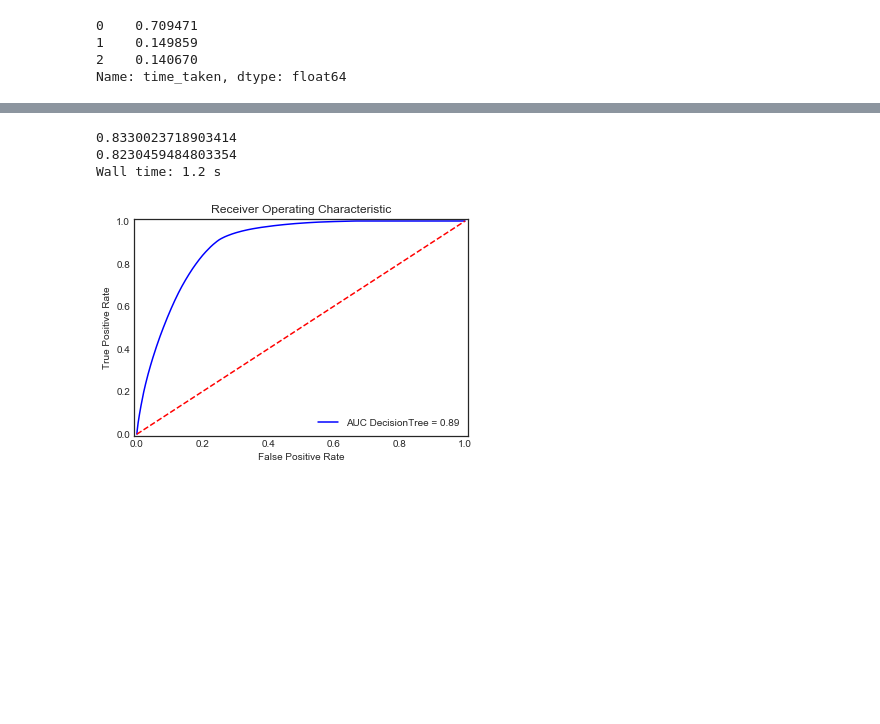
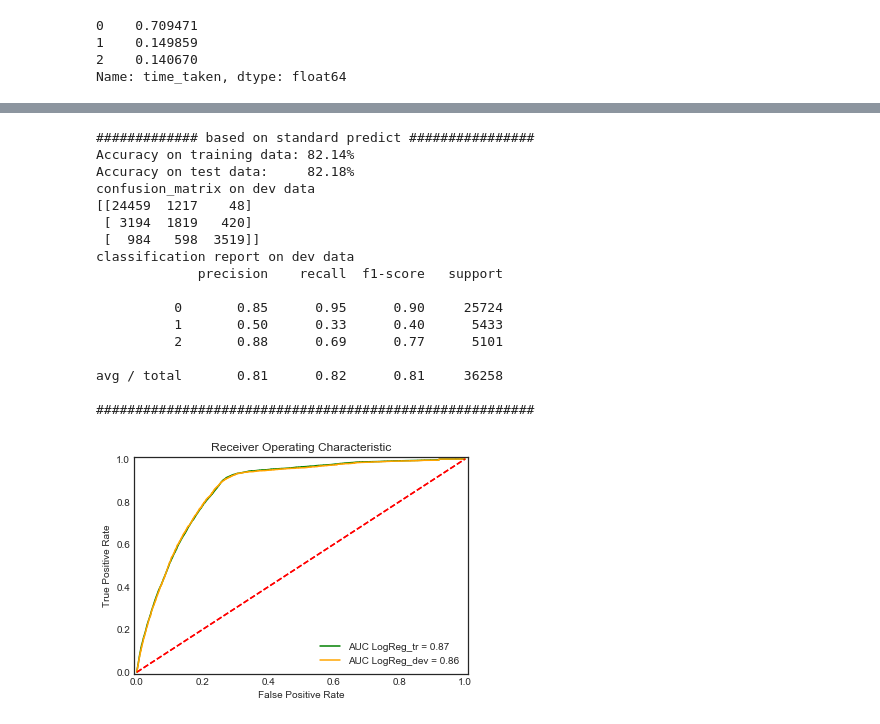
Before and after one commit to aparnack/data_science, a Jupyter notebook: projects/springboard_capstone/code/BuildingPermitSFO.ipynb, the cells around one changed output, grey strips where cells are left out. Drawn from its saved outputs; the diff is of its cells as text; code cells hidden in the pictures; blank space fills up the shorter version.

```diff
--- a/projects/springboard_capstone/code/BuildingPermitSFO.ipynb
+++ b/projects/springboard_capstone/code/BuildingPermitSFO.ipynb
@@ -1031,3 +1181,24 @@ print(accuracy_score(yl_dev,Xrr))
+# %%
+lr,auclr1,auclr2,=do_classify(LogisticRegression(C=10000), None, Xl_tr,yl_tr,Xl_dev,yl_dev, score_func=None, n_folds=5, n_jobs=2,model_name='LogReg',label=1,prob_dec=1)
+# %% [output]
+############# based on standard predict ################
+Accuracy on training data: 82.14%
+Accuracy on test data:     82.18%
+confusion_matrix on dev data
+[[24459  1217    48]
+ [ 3194  1819   420]
+ [  984   598  3519]]
+classification report on dev data
+             precision    recall  f1-score   support
+
+          0       0.85      0.95      0.90     25724
+          1       0.50      0.33      0.40      5433
+          2       0.88      0.69      0.77      5101
+
+avg / total       0.81      0.82      0.81     36258
+
+########################################################
+[figure, added]
 # %%
 X['file_day'] = X['file_day'].astype('category').cat.codes
 X['plansets'] = X['plansets'].astype('category').cat.codes
@@ -1041,17 +1210,0 @@ Xtr,Xdev,Xte,ytr,ydev,yte = pre_process_Xy(X,y)
-# %%
-%%time
-
-from sklearn.tree import DecisionTreeClassifier
-tr = DecisionTreeClassifier(min_weight_fraction_leaf=0.001)
-tr.fit(Xtr,ytr)
-Xpre = tr.predict(Xtr)
-print(accuracy_score(ytr,Xpre))
-Xrr=tr.predict(Xdev)
-print(accuracy_score(ydev,Xrr))
-#precision, recall, _ = precision_recall_curve(ydev, Xrr)
-ret_ar_tr = find_auc_score(tr,Xtr,ytr,Xdev,ydev,name='DecisionTree')
-# %% [output]
-0.8330023718903414
-0.8230459484803354
-Wall time: 1.2 s
-[figure, removed]
```
Also changed, not shown: parts of 52 cells of this notebook.
